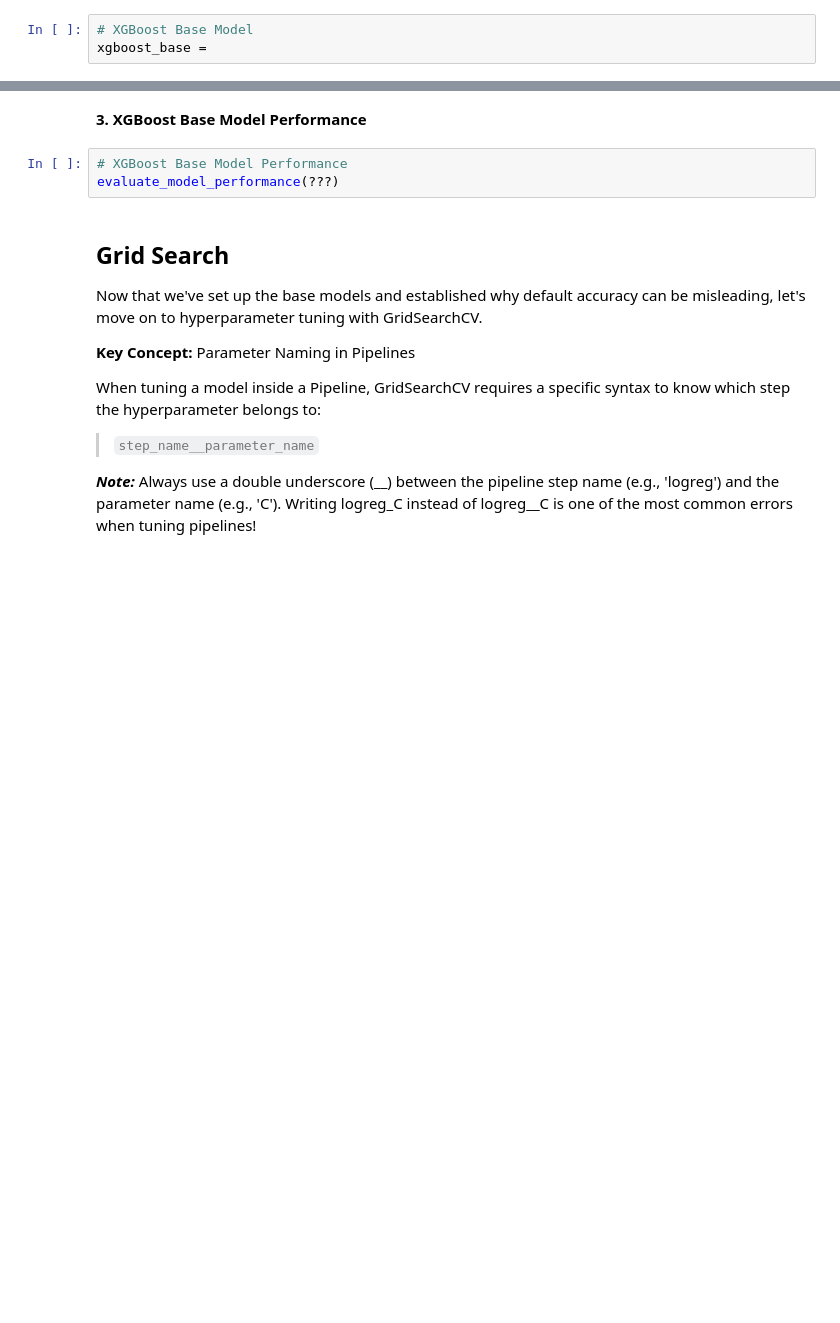
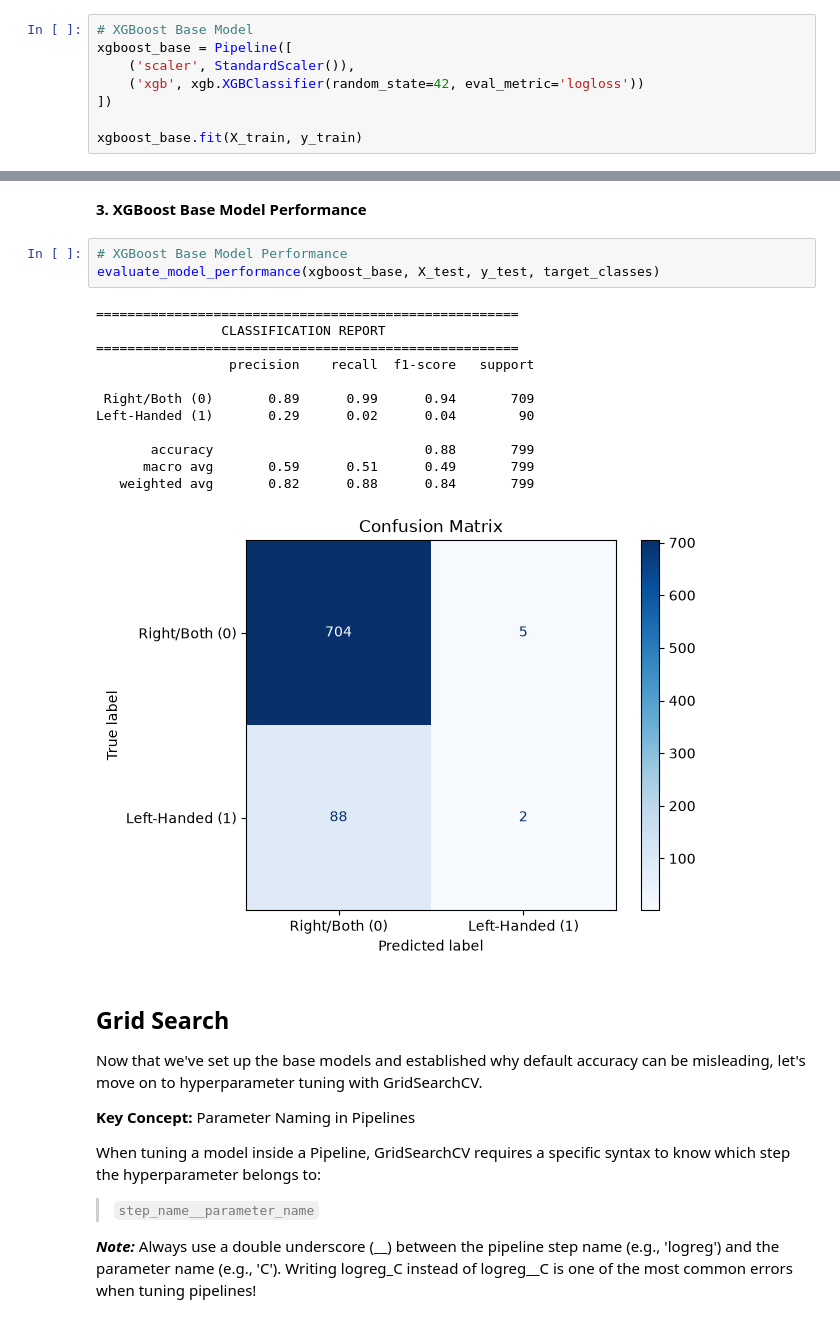
Before and after one commit to sayedali777/labs_projects, a Jupyter notebook: labs/6/6.23 Classification Lab/lab-classification-left-handedness_v3.ipynb, the cells around one changed output, grey strips where cells are left out. Cells and saved outputs as stored; diff of their text form; blank space fills up the shorter version.

```diff
--- a/labs/6/6.23 Classification Lab/lab-classification-left-handedness_v3.ipynb
+++ b/labs/6/6.23 Classification Lab/lab-classification-left-handedness_v3.ipynb
@@ -252,3 +284,8 @@ rf_base =
 # %%
 # XGBoost Base Model
-xgboost_base =
+xgboost_base = Pipeline([
+    ('scaler', StandardScaler()),
+    ('xgb', xgb.XGBClassifier(random_state=42, eval_metric='logloss'))
+])
+
+xgboost_base.fit(X_train, y_train)
@@ -297,7 +394,20 @@ evaluate_model_performance(???)
 __3. XGBoost Base Model Performance__
 # %%
 # XGBoost Base Model Performance
-evaluate_model_performance(???)
+evaluate_model_performance(xgboost_base, X_test, y_test, target_classes)
+# %% [output]
+======================================================
+                CLASSIFICATION REPORT
+======================================================
+                 precision    recall  f1-score   support
+
+ Right/Both (0)       0.89      0.99      0.94       709
+Left-Handed (1)       0.29      0.02      0.04        90
+
+       accuracy                           0.88       799
+      macro avg       0.59      0.51      0.49       799
+   weighted avg       0.82      0.88      0.84       799
+[figure, added]
 # %% [markdown]
 ## Grid Search
 Now that we've set up the base models and established why default accuracy can be misleading, let's move on to hyperparameter tuning with GridSearchCV.
```
Also changed, not shown: parts of 19 cells of this notebook, 3 other files.
